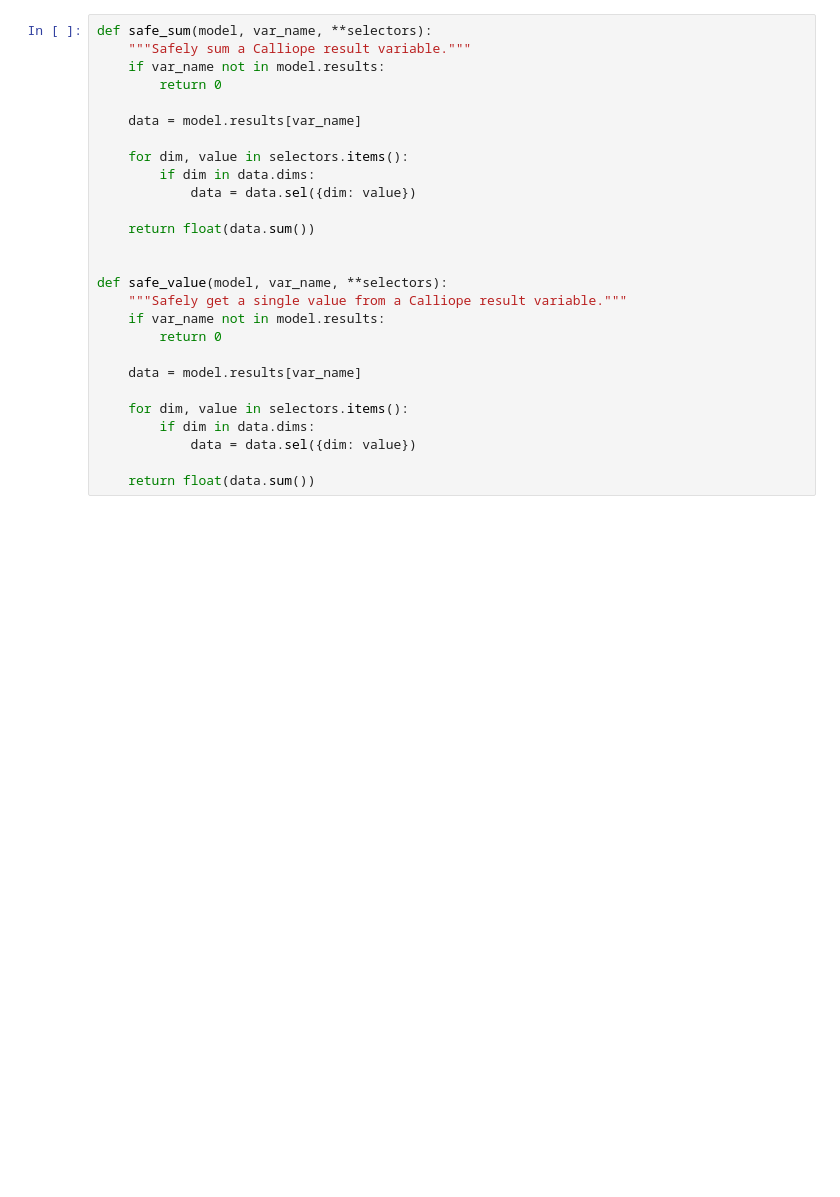
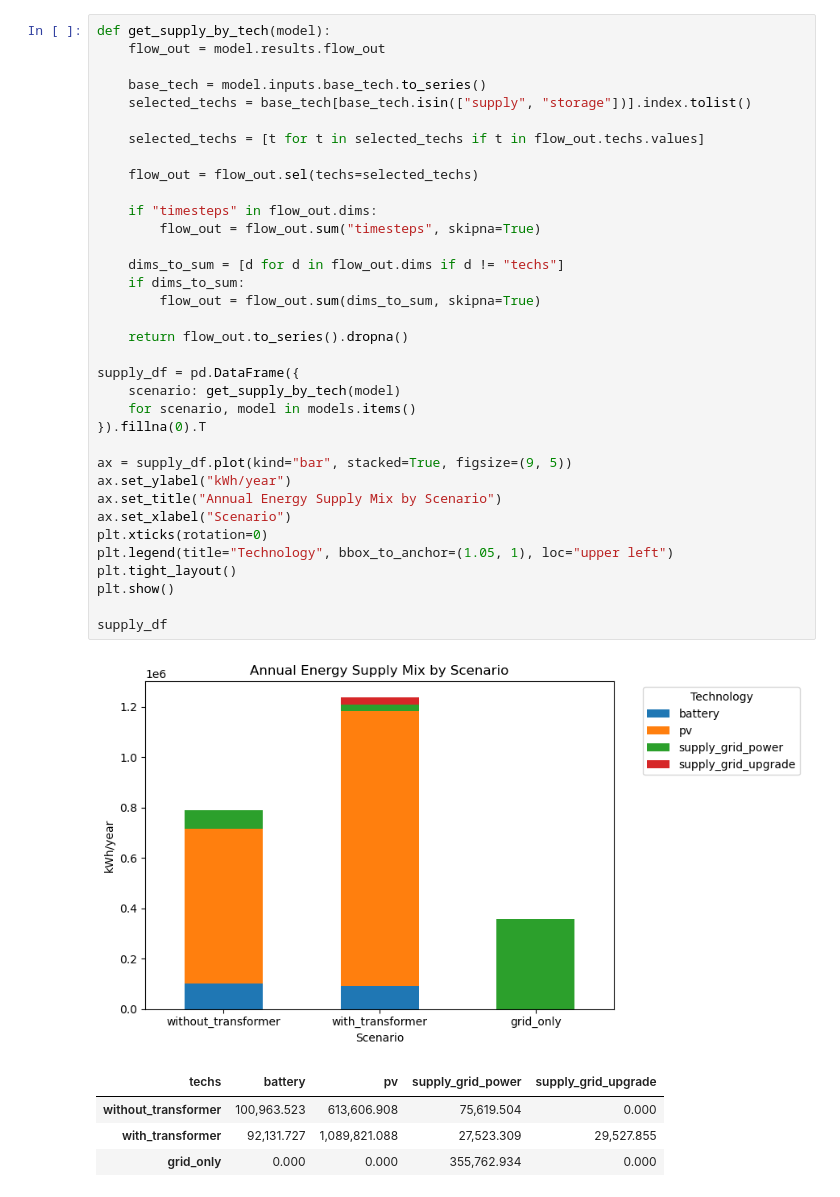
Before and after one commit to natitribaldos1/calliope-thesis-model-repo, a Jupyter notebook: notebooks/Calliope_Model_Run.ipynb, the cells around one changed output. Cells and saved outputs as stored; diff of their text form; blank space fills up the shorter version.

```diff
--- a/notebooks/Calliope_Model_Run.ipynb
+++ b/notebooks/Calliope_Model_Run.ipynb
@@ -19,28 +41,42 @@ models = {
 # %%
-def safe_sum(model, var_name, **selectors):
-    """Safely sum a Calliope result variable."""
-    if var_name not in model.results:
-        return 0
+def get_supply_by_tech(model):
+    flow_out = model.results.flow_out
 
-    data = model.results[var_name]
+    base_tech = model.inputs.base_tech.to_series()
+    selected_techs = base_tech[base_tech.isin(["supply", "storage"])].index.tolist()
 
-    for dim, value in selectors.items():
-        if dim in data.dims:
-            data = data.sel({dim: value})
+    selected_techs = [t for t in selected_techs if t in flow_out.techs.values]
 
-    return float(data.sum())
+    flow_out = flow_out.sel(techs=selected_techs)
 
+    if "timesteps" in flow_out.dims:
+        flow_out = flow_out.sum("timesteps", skipna=True)
 
-def safe_value(model, var_name, **selectors):
-    """Safely get a single value from a Calliope result variable."""
-    if var_name not in model.results:
-        return 0
+    dims_to_sum = [d for d in flow_out.dims if d != "techs"]
+    if dims_to_sum:
+        flow_out = flow_out.sum(dims_to_sum, skipna=True)
 
-    data = model.results[var_name]
+    return flow_out.to_series().dropna()
 
-    for dim, value in selectors.items():
-        if dim in data.dims:
-            data = data.sel({dim: value})
+supply_df = pd.DataFrame({
+    scenario: get_supply_by_tech(model)
+    for scenario, model in models.items()
+}).fillna(0).T
 
-    return float(data.sum())
+ax = supply_df.plot(kind="bar", stacked=True, figsize=(9, 5))
+ax.set_ylabel("kWh/year")
+ax.set_title("Annual Energy Supply Mix by Scenario")
+ax.set_xlabel("Scenario")
+plt.xticks(rotation=0)
+plt.legend(title="Technology", bbox_to_anchor=(1.05, 1), loc="upper left")
+plt.tight_layout()
+plt.show()
+
+supply_df
+# %% [output]
+[figure, added]
+| techs | battery | pv | supply_grid_power | supply_grid_upgrade |
+| without_transformer | 100,963.523 | 613,606.908 | 75,619.504 | 0.000 |
+| with_transformer | 92,131.727 | 1,089,821.088 | 27,523.309 | 29,527.855 |
+| grid_only | 0.000 | 0.000 | 355,762.934 | 0.000 |
 # %%
```
Also changed, not shown: parts of 12 cells of this notebook, 4 other files.
